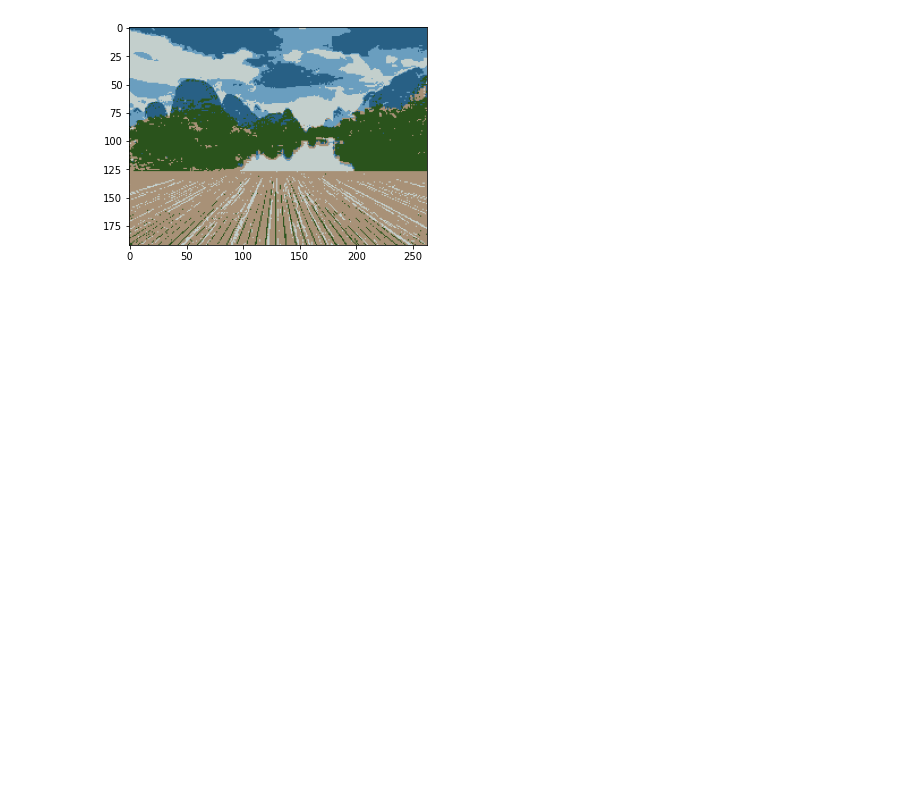
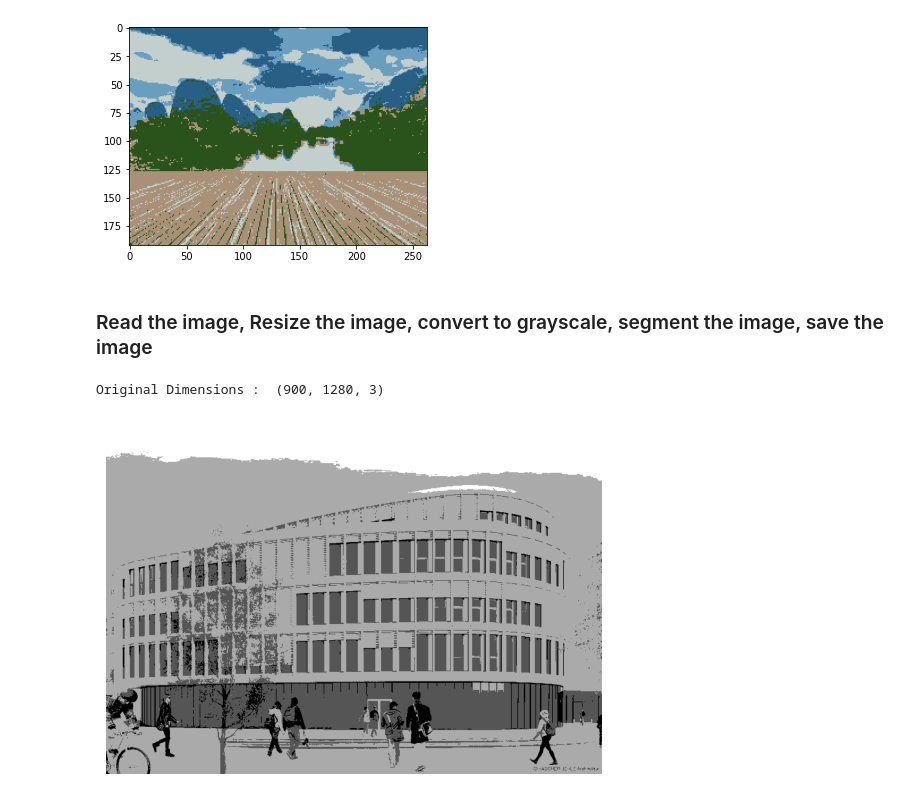
Before and after one commit to bisalgt/image-segmentation, a Jupyter notebook: image-segmentation.ipynb, the cells around one changed output. Cells and saved outputs as stored; diff of their text form; code cells hidden in the pictures; blank space fills up the shorter version.

```diff
--- a/image-segmentation.ipynb
+++ b/image-segmentation.ipynb
@@ -137,3 +137,45 @@ plt.imshow(cluster_pic)
 # %% [output]
 <matplotlib.image.AxesImage at 0x...>
 [figure]
+# %% [markdown]
+### Read the image, Resize the image, convert to grayscale, segment the image, save the image
+# %%
+import cv2
+from skimage.color import rgb2gray
+import matplotlib.pyplot as plt
+
+img = cv2.imread('samples/uni/uni-3.jpg', cv2.IMREAD_UNCHANGED)
+
+print('Original Dimensions : ',img.shape)
+
+scale_percent = 60 # percent of original size
+width = int(img.shape[1] * scale_percent / 100)
+height = int(img.shape[0] * scale_percent / 100)
+dim = (width, height)
+
+# resize image
+image = cv2.resize(img, dim, interpolation = cv2.INTER_AREA)
+
+
+# gray = cv2.cvtColor(image, cv2.COLOR_BGR2GRAY)
+
+gray = rgb2gray(image)
+gray_r = gray.reshape(gray.shape[0]*gray.shape[1])
+for i in range(gray_r.shape[0]):
+    if gray_r[i] > gray_r.mean():
+        gray_r[i] = 3
+    elif gray_r[i] > 0.5:
+        gray_r[i] = 2
+    elif gray_r[i] > 0.25:
+        gray_r[i] = 1
+    else:
+        gray_r[i] = 0
+gray = gray_r.reshape(gray.shape[0],gray.shape[1])
+# plt.imshow(gray, cmap='gray')
+ax = plt.axes()
+ax.set_axis_off()
+plt.imshow(gray, cmap='gray')
+plt.savefig('samples/uni/uni-3-segmented.jpeg', bbox_inches='tight')
+# %% [output]
+Original Dimensions :  (900, 1280, 3)
+[figure, added]
```
Also changed, not shown: 2 other files.
